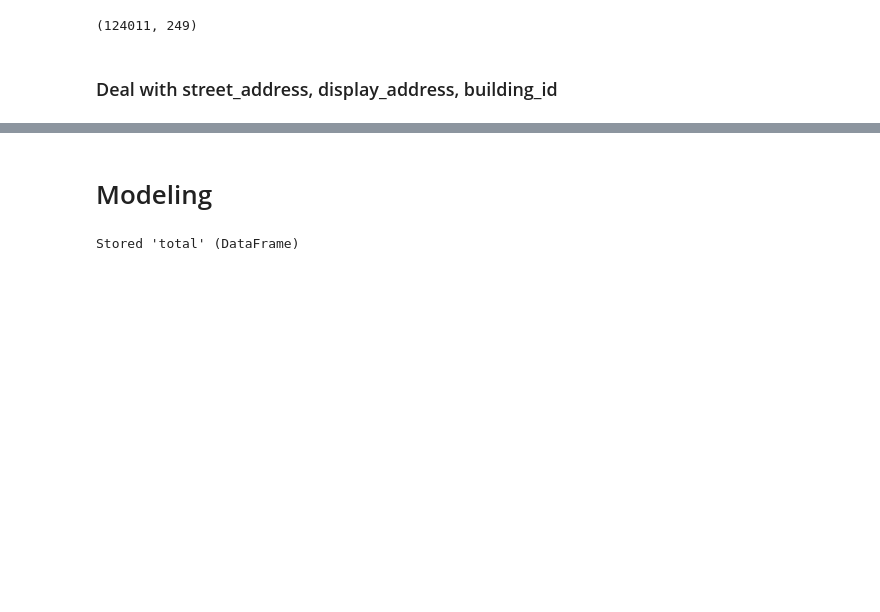
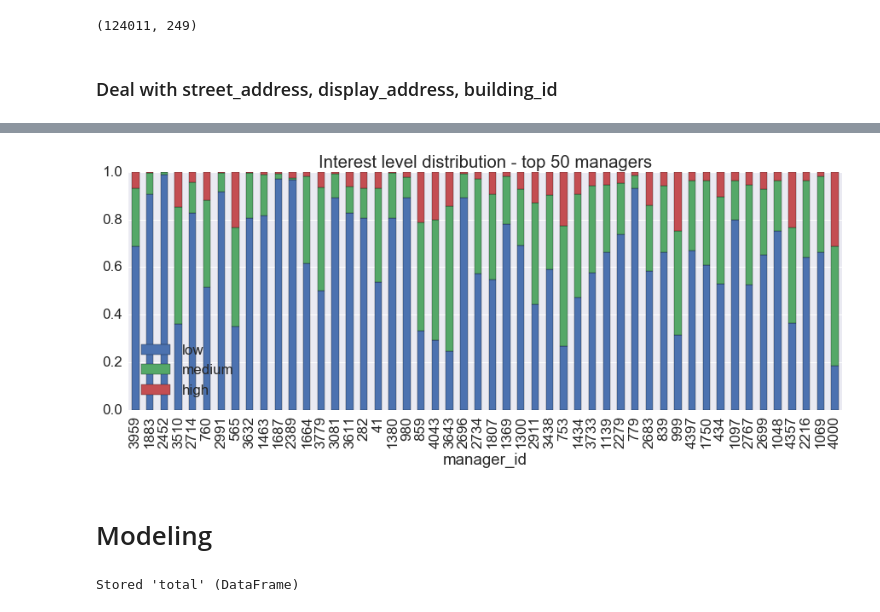
Before and after one commit to AaronYXZ/CS559, a Jupyter notebook: Final Project/CS559_Proj_2.ipynb, the cells around one changed output, grey strips where cells are left out. Drawn from its saved outputs; the diff is of its cells as text; code cells hidden in the pictures; blank space fills up the shorter version.

```diff
--- a/Final Project/CS559_Proj_2.ipynb
+++ b/Final Project/CS559_Proj_2.ipynb
@@ -327,0 +338,10 @@ total_copy = total.copy()
+# %%
+man_list = df_managers['train_count'].sort_values(ascending = False).head(50).index
+ixes = train.manager_id.isin(man_list)
+df100 = train[ixes][['manager_id','interest_level']]
+interest_dummies = pd.get_dummies(df100.interest_level)
+df100 = pd.concat([df100,interest_dummies[['low','medium','high']]], axis = 1).drop('interest_level', axis = 1)
+# %%
+gby = pd.concat([df100.groupby('manager_id').mean(),df100.groupby('manager_id').count()], axis = 1).iloc[:,:-2]
+gby.columns = ['low','medium','high','count']
+gby.sort_values(by = 'count', ascending = False).head(10)
@@ -328,3 +361,9 @@ total_copy = total.copy()
+# %%
+gby.sort_values(by = 'count', ascending = False).drop('count', axis = 1).plot(kind = 'bar', stacked = True, figsize = (15,5))
+plt.title('Interest level distribution - top 50 managers')
+plt.savefig('cs559_1.jpg')
+# %% [output]
+[figure, added]
 # %% [markdown]
 # Modeling
 # %%
```
Also changed, not shown: parts of 40 cells of this notebook.
